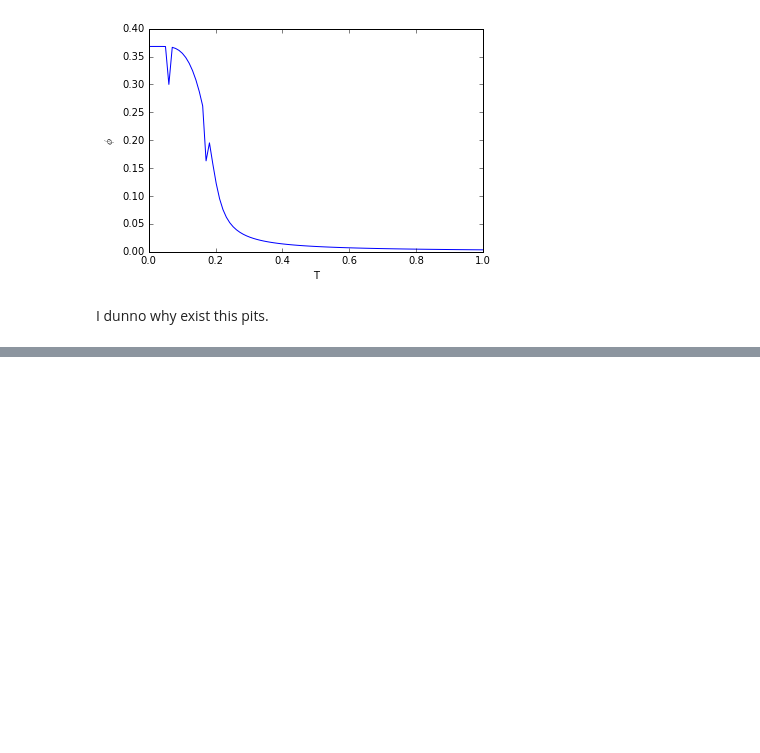
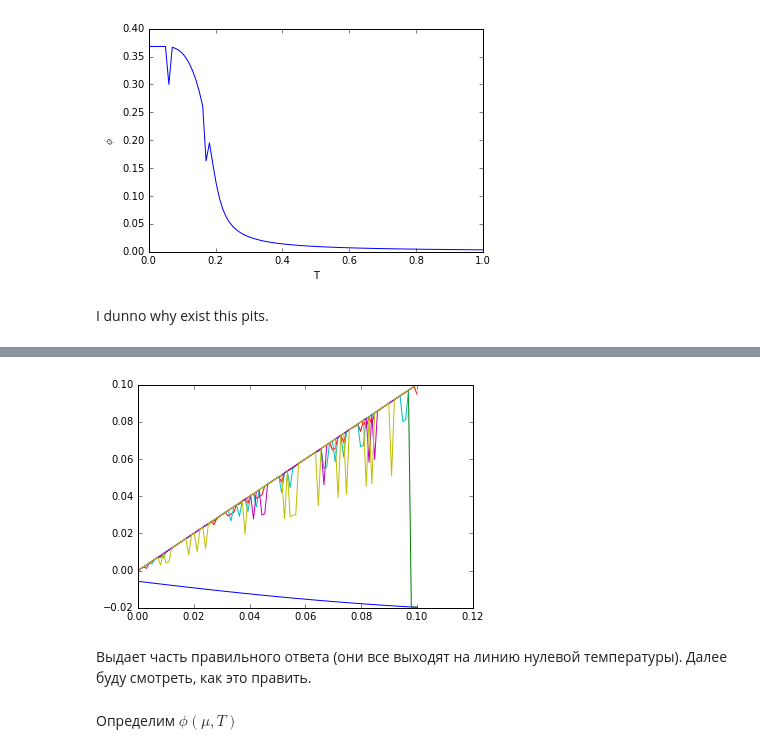
Before and after one commit to theor-mephi/quark-matter-bugrus, a Jupyter notebook: Maximov_work.ipynb, the cells around one changed output, grey strips where cells are left out. Drawn from its saved outputs; the diff is of its cells as text; code cells hidden in the pictures; blank space fills up the shorter version.

```diff
--- a/Maximov_work.ipynb
+++ b/Maximov_work.ipynb
@@ -111,0 +162,11 @@ plt.plot(x_range,[Norm(x,x_fermi(0.7,x),0) for x in x_range])
+# %%
+x_range=np.linspace(0,0.1,100)
+for i in range(0,6):
+    z[i]=[D(phi,i/10,0) for phi in x_range]
+    plt.plot(x_range,z[i])
+# %% [output]
+[figure, added]
+# %% [markdown]
+Выдает часть правильного ответа (они все выходят на линию нулевой температуры). Далее буду смотреть, как это править.
+# %% [markdown]
+Определим $\phi(\mu,T)$
```
Also changed, not shown: parts of 31 cells of this notebook.
